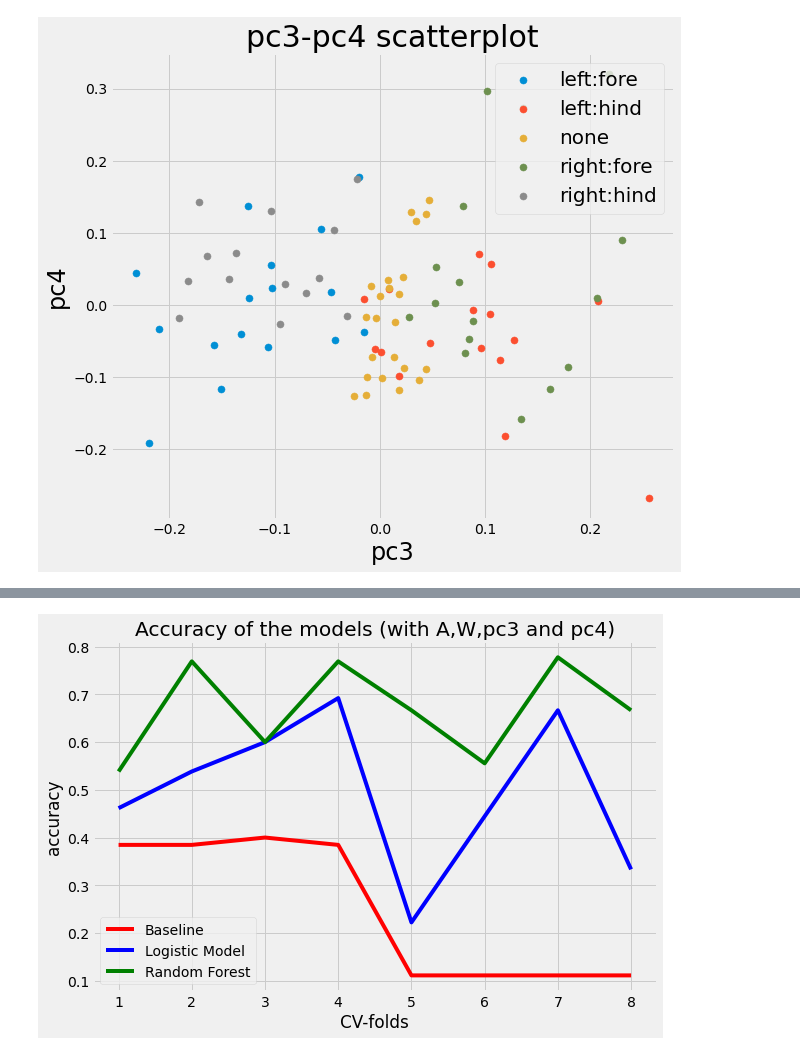
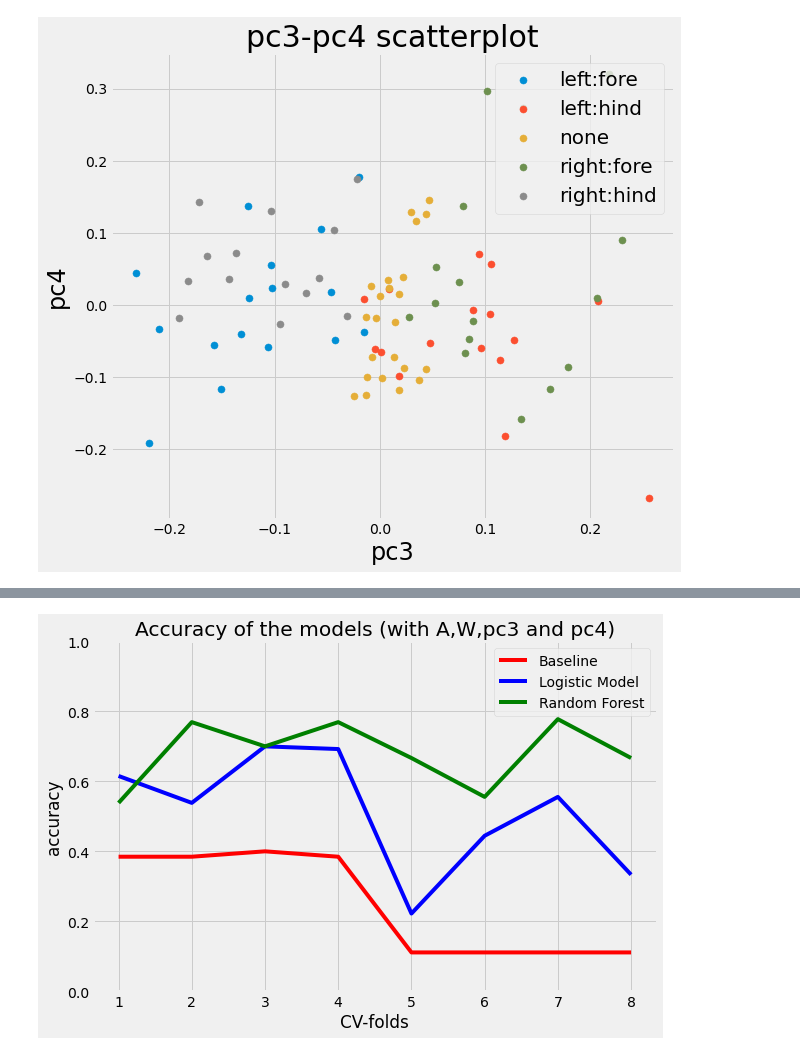
Before and after one commit to NikolajHee/Stat_project, a Jupyter notebook: classification_2.ipynb, the cells around one changed output, grey strips where cells are left out. Cells and saved outputs as stored; diff of their text form; code cells hidden in the pictures.

```diff
--- a/classification_2.ipynb
+++ b/classification_2.ipynb
@@ -39,4 +27,0 @@ array([3, 3, 3, 3, 3, 3, 3, 3, 3, 3, 3, 3, 3, 3, 3, 5, 5, 4, 4, 2, 2, 1,
-# %%
-for i in range(5):
-    print("number of elements in class", class_names[i], ":")
-    print(sum(c == i+1))
@@ -492,0 +424,30 @@ plt.show()
+# %%
+X_test = X1.to_numpy()
+X_test = (X_test - np.mean(X_test))/(np.std(X_test))
+print(X_test[1:5,:])
+
+x0, x1 = np.meshgrid(
+    np.linspace(X_test[:,0].min(), X_test[:,0].max(), 500).reshape(-1, 1),
+    np.linspace(X_test[:,1].min(), X_test[:,1].max(), 500).reshape(-1, 1)
+)
+
+X_new = np.c_[x0.ravel(), x1.ravel()]
+y_pred = RandomForestModel.predict(X_new)
+
+name = ['1', 'lame_1', 'lame_2', 'none', 'lame_4', 'lame_4']
+
+zz = y_pred.reshape(x0.shape)
+
+formatter = plt.FuncFormatter(lambda i, *args: name[int(i)])
+
+#custom_cmap = ListedColormap(["orange", "cyan", "cornflowerblue"])
+#custom_cmap = ListedColormap(['#b4a7d6','#93c47d','#fff2cc'])
+
+
+plt.figure(figsize=(10, 5))
+plt.contourf(x0, x1, zz)#), cmap=custom_cmap)
+plt.scatter(X_test[:,0], X_test[:,1], c=c)
+plt.colorbar(ticks = [0,1,2,3,4,5],format=formatter)
+#plt.colorbar(ticks = [0,1,2,3],format=formatter)
+plt.savefig('picture/dec_boun_21.jpg', bbox_inches="tight")
+plt.show()
@@ -550,14 +565,15 @@ The mean accuracy for RandomForestModel:  0.667948717948718
 # %%
 plt.figure(figsize=(9,6))
 x = [i+1 for i in range(8)]
-plt.plot(x,Baseline_accuracy, 'r-', label = "Baseline") #can be 'r--', 'bs', 'g^'
-plt.plot(x,LogisticModel_accuracy, 'b-', label = "Logistic Model") #can be 'r--', 'bs', 'g^'
-plt.plot(x,RandomForest_accuracy, 'g-', label = "Random Forest") #can be 'r--', 'bs', 'g^'
+plt.plot(x,Baseline_accuracy_3, 'r-', label = "Baseline") #can be 'r--', 'bs', 'g^'
+plt.plot(x,LogisticModel_accuracy_3, 'b-', label = "Logistic Model") #can be 'r--', 'bs', 'g^'
+plt.plot(x,RandomForest_accuracy_3, 'g-', label = "Random Forest") #can be 'r--', 'bs', 'g^'
 plt.ylabel('accuracy')
 plt.xlabel('CV-folds')
+plt.ylim((0,1))
 plt.title('Accuracy of the models (with A,W,pc3 and pc4)')
 plt.legend()
-#plt.savefig('picture/acc_3.jpg', bbox_inches="tight")
+plt.savefig('picture/acc_3.jpg', bbox_inches="tight")
 plt.show()
 # %% [output]
-[figure, old version]
+[figure, new version]
```
Also changed, not shown: parts of 31 cells of this notebook, 37 other files.
